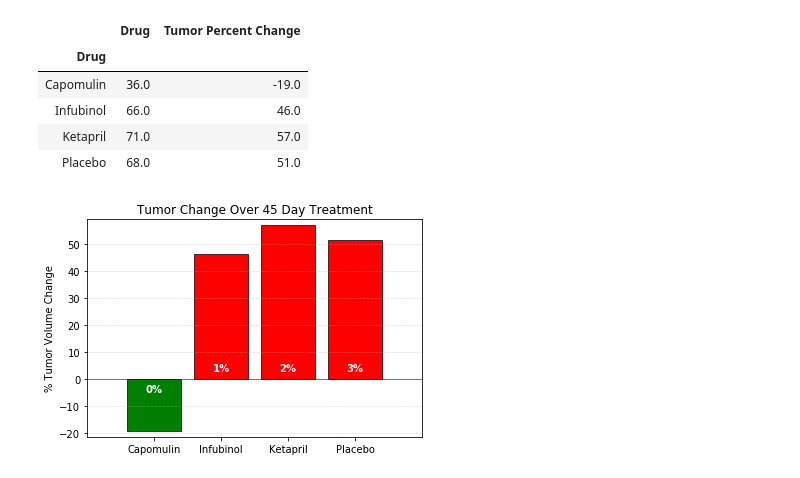
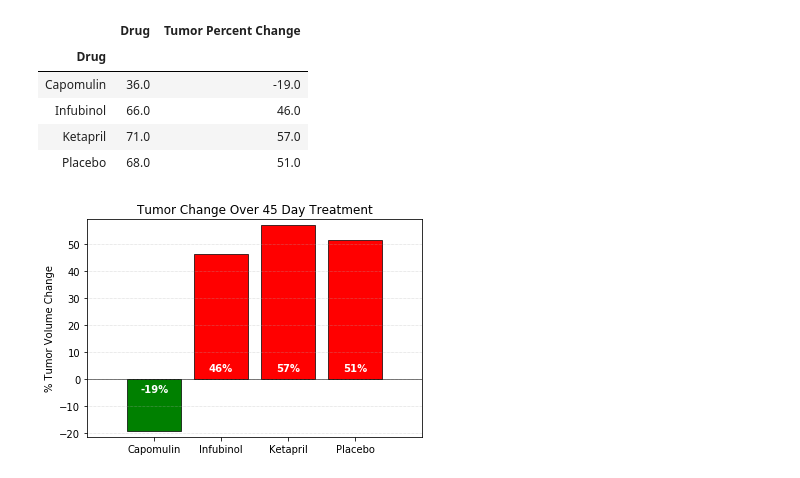
Before and after one commit to surasb11/Matplotlib-Homework-The-Power-of-Plots, a Jupyter notebook: Matplot_work.ipynb, the cells around one changed output. Cells and saved outputs as stored; diff of their text form; code cells hidden in the pictures.

```diff
--- a/Matplot_work.ipynb
+++ b/Matplot_work.ipynb
@@ -435,9 +400,9 @@ y = [capo_perc_change, infu_perc_change, keta_perc_change, plac_perc_change]
 
 
 # Creating DataFrame and Displaying tumor percent change
-y = pd.DataFrame({"Drug": locked_table.iloc[9], "Tumor Percent Change": y}).round()
-#tumor_volume_changed.round()
-y.round()
+tumor = pd.DataFrame({"Drug": locked_table.iloc[9], "Tumor Percent Change": y}).round()
+
+tumor.round()
 # %% [output]
 |  | Drug | Tumor Percent Change |
 | Drug |  |  |
@@ -476,36 +441,36 @@ tick_locations = [value for value in x_axis]
 plt.xticks(tick_locations, ["Capomulin", "Infubinol", "Ketapril", "Placebo"])
 
 
 plt.xlim(-1, len(x_axis))
 plt.ylim(min(y)-2, max(y)+2)
 plt.hlines(0, -1, len(x_axis), alpha=1.0, lw=0.5)
 
 # Add gridlines
 #ax = plt.axes()
 #ax.yaxis.grid(True)
 
 plt.grid('on', which='major', axis='y', linestyle='dotted', lw=0.5)
 
 
 bar_x = [1,2,3,4,5,6,7]
 bar_label = "%"
 #bar_plot = plt.bar(bar_x,bar_height,tick_label=bar_tick_label)
-bar_plot = plt.bar(tumor_volume_changed["Drug"], tumor_volume_changed["Tumor Percent Change"])
+bar_plot = plt.bar(tumor["Drug"], tumor["Tumor Percent Change"])
 
 # Set up labels with the percentage change for each bar
 
 def autolabel(rects):
     for x, rect in enumerate(rects):
-        height = int(y[x])
+        height = int(y[x]) #height = rect.get_height()
         if height >= 0:
-            plt.text(rect.get_x() + rect.get_width()/2., 2, '%s%%'%(x),
-                ha='center', va='bottom', color='white', weight='bold')
+            plt.text(rect.get_x() + rect.get_width()/2., 2, '%s%%'%(int(height)),
+                ha='center', va='bottom', color='white', weight='bold') #int(rect.get_height())
         else:
-            plt.text(rect.get_x() + rect.get_width()/2., -2, '%s%%'%(x),
+            plt.text(rect.get_x() + rect.get_width()/2., -2, '%s%%'%(int(height)),
                 ha='center', va='top', color='white', weight='bold')
 
 autolabel(tumor_bar)
 # Show the resulting scatter plot
 plt.show()
 # %% [output]
-[figure, old version]
+[figure, new version]
```
Also changed, not shown: parts of 8 cells of this notebook.
